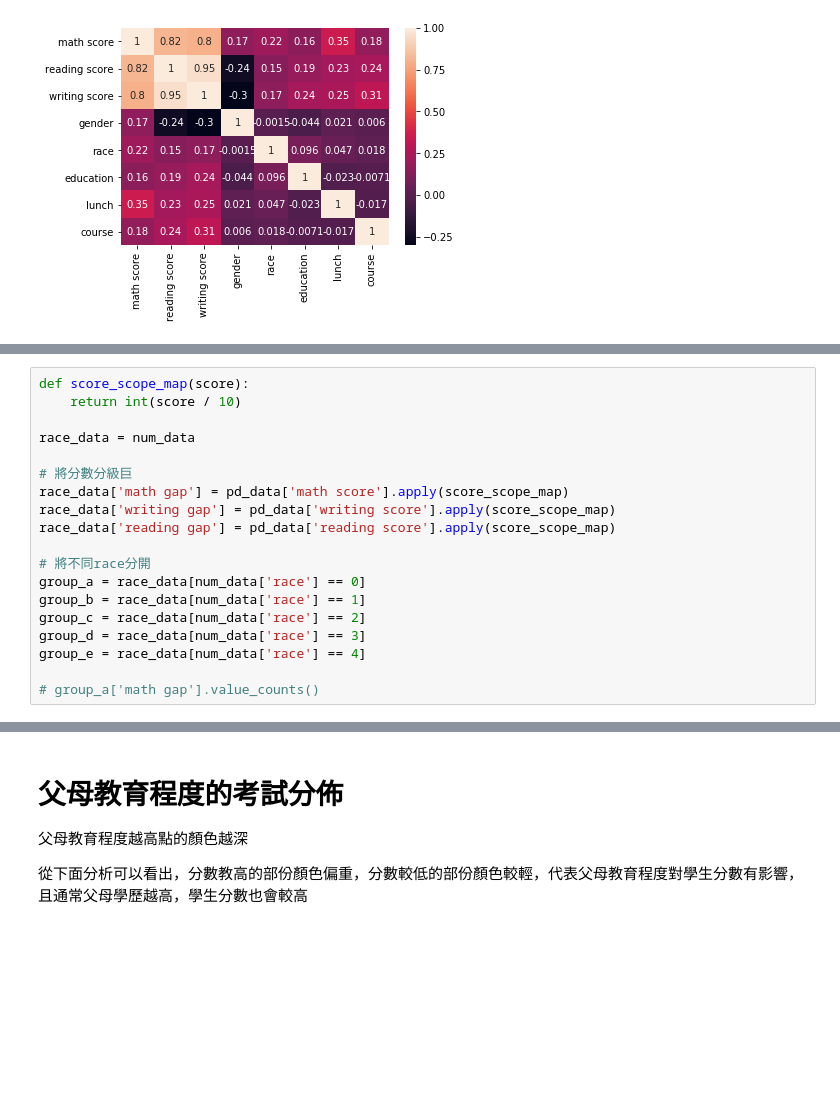
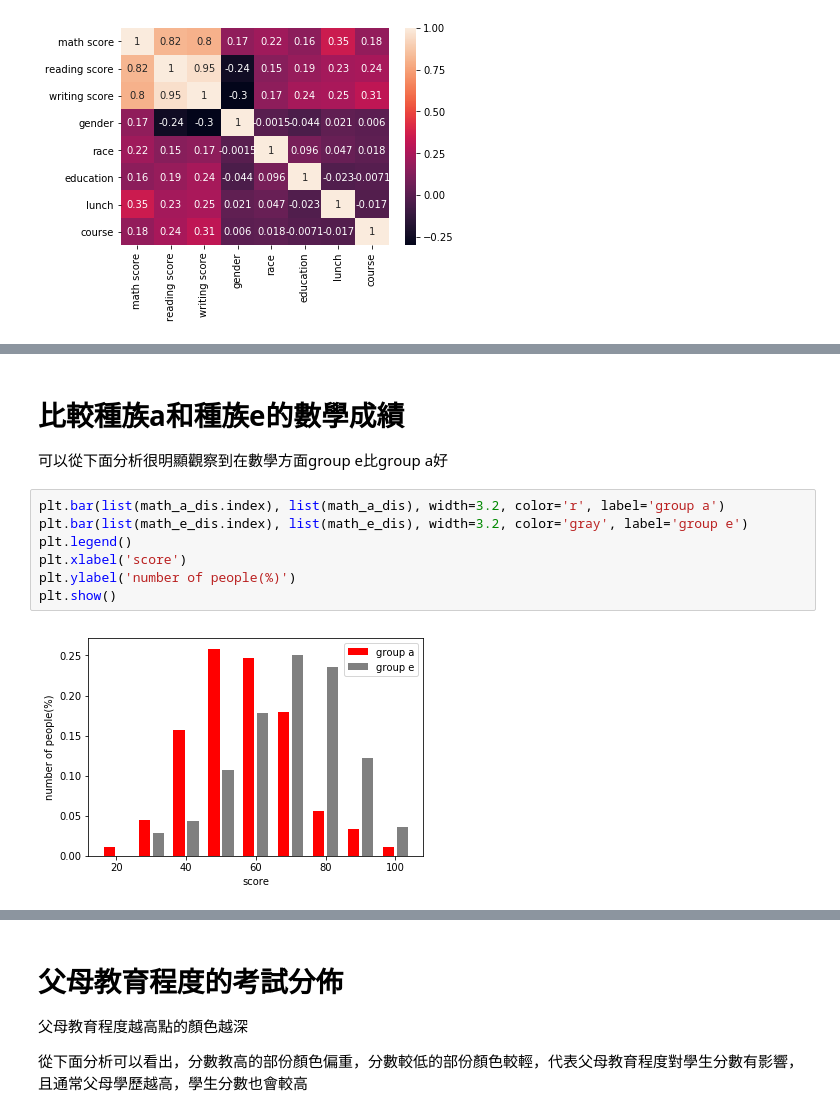
Before and after one commit to yuyingg0921/fda-hw, a Jupyter notebook: hw1/student_performance.ipynb, the cells around one changed output, grey strips where cells are left out. Drawn from its saved outputs; the diff is of its cells as text; blank space fills up the shorter version.

Commit message:
Hw1: Compare scores between different races

```diff
--- a/hw1/student_performance.ipynb
+++ b/hw1/student_performance.ipynb
@@ -244,19 +244,0 @@ heatMap = sns.heatmap(num_data.corr(), annot=True)
-# %%
-def score_scope_map(score):
-    return int(score / 10)
-
-race_data = num_data
-
-# 將分數分級巨
-race_data['math gap'] = pd_data['math score'].apply(score_scope_map)
-race_data['writing gap'] = pd_data['writing score'].apply(score_scope_map)
-race_data['reading gap'] = pd_data['reading score'].apply(score_scope_map)
-
-# 將不同race分開
-group_a = race_data[num_data['race'] == 0]
-group_b = race_data[num_data['race'] == 1]
-group_c = race_data[num_data['race'] == 2]
-group_d = race_data[num_data['race'] == 3]
-group_e = race_data[num_data['race'] == 4]
-
-# group_a['math gap'].value_counts()
@@ -262,0 +296,12 @@ group_e = race_data[num_data['race'] == 4]
+# %% [markdown]
+# 比較種族a和種族e的數學成績
+可以從下面分析很明顯觀察到在數學方面group e比group a好
+# %%
+plt.bar(list(math_a_dis.index), list(math_a_dis), width=3.2, color='r', label='group a')
+plt.bar(list(math_e_dis.index), list(math_e_dis), width=3.2, color='gray', label='group e')
+plt.legend()
+plt.xlabel('score')
+plt.ylabel('number of people(%)')
+plt.show()
+# %% [output]
+[figure, added]
```
Also changed, not shown: parts of 11 cells of this notebook.
